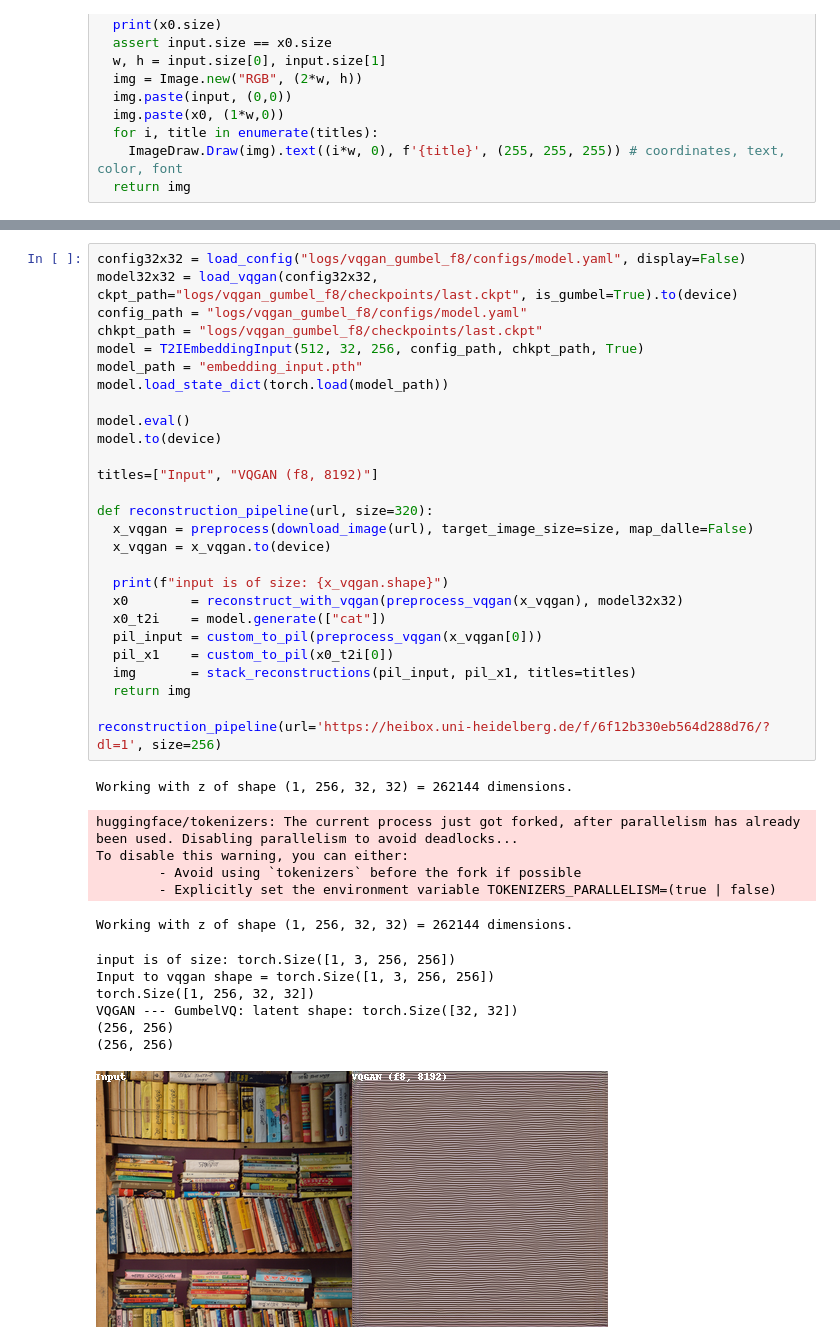
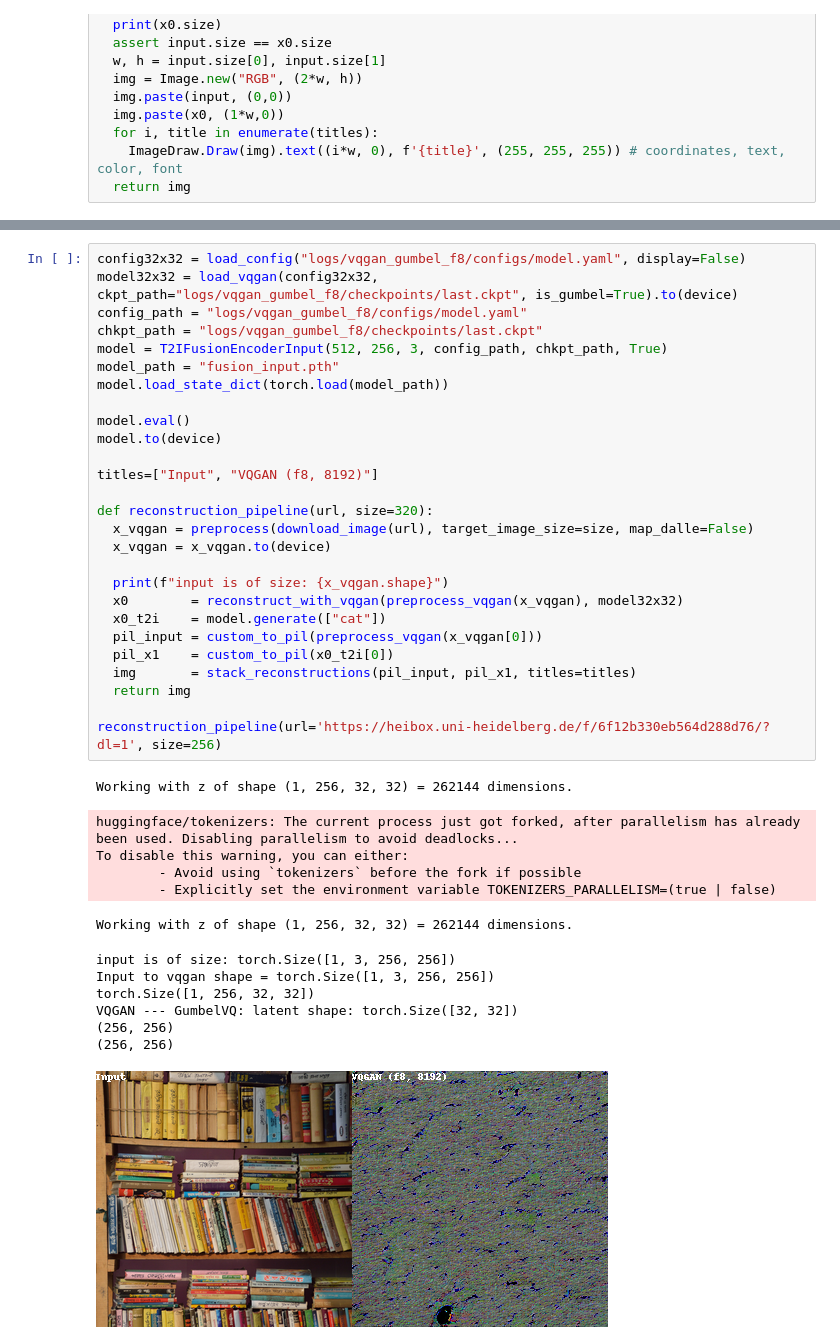
Before and after one commit to BrunoNeira-cmu/taming-transformers-10623-project, a Jupyter notebook: test_checkpt_output.ipynb, the cells around one changed output, grey strips where cells are left out. Cells and saved outputs as stored; diff of their text form.

```diff
--- a/test_checkpt_output.ipynb
+++ b/test_checkpt_output.ipynb
@@ -212,39 +234,39 @@ config32x32 = load_config("logs/vqgan_gumbel_f8/configs/model.yaml", display=Fal
 model32x32 = load_vqgan(config32x32, ckpt_path="logs/vqgan_gumbel_f8/checkpoints/last.ckpt", is_gumbel=True).to(device)
 config_path = "logs/vqgan_gumbel_f8/configs/model.yaml"
 chkpt_path = "logs/vqgan_gumbel_f8/checkpoints/last.ckpt"
-model = T2IEmbeddingInput(512, 32, 256, config_path, chkpt_path, True)
-model_path = "embedding_input.pth"
+model = T2IFusionEncoderInput(512, 256, 3, config_path, chkpt_path, True)
+model_path = "fusion_input.pth"
 model.load_state_dict(torch.load(model_path))
 
 model.eval()
 model.to(device)
 
 titles=["Input", "VQGAN (f8, 8192)"]
 
 def reconstruction_pipeline(url, size=320):
   x_vqgan = preprocess(download_image(url), target_image_size=size, map_dalle=False)
   x_vqgan = x_vqgan.to(device)
 
   print(f"input is of size: {x_vqgan.shape}")
   x0        = reconstruct_with_vqgan(preprocess_vqgan(x_vqgan), model32x32)
   x0_t2i    = model.generate(["cat"])
   pil_input = custom_to_pil(preprocess_vqgan(x_vqgan[0]))
   pil_x1    = custom_to_pil(x0_t2i[0])
   img       = stack_reconstructions(pil_input, pil_x1, titles=titles)
   return img
 
 reconstruction_pipeline(url='https://heibox.uni-heidelberg.de/f/6f12b330eb564d288d76/?dl=1', size=256)
 # %% [output]
 Working with z of shape (1, 256, 32, 32) = 262144 dimensions.
 huggingface/tokenizers: The current process just got forked, after parallelism has already been used. Disabling parallelism to avoid deadlocks...
 To disable this warning, you can either:
         - Avoid using `tokenizers` before the fork if possible
         - Explicitly set the environment variable TOKENIZERS_PARALLELISM=(true | false)
 Working with z of shape (1, 256, 32, 32) = 262144 dimensions.
 input is of size: torch.Size([1, 3, 256, 256])
 Input to vqgan shape = torch.Size([1, 3, 256, 256])
 torch.Size([1, 256, 32, 32])
 VQGAN --- GumbelVQ: latent shape: torch.Size([32, 32])
 (256, 256)
 (256, 256)
-[figure, old version]
+[figure, new version]
```
Also changed, not shown: parts of 1 cell of this notebook, 10 other files.
